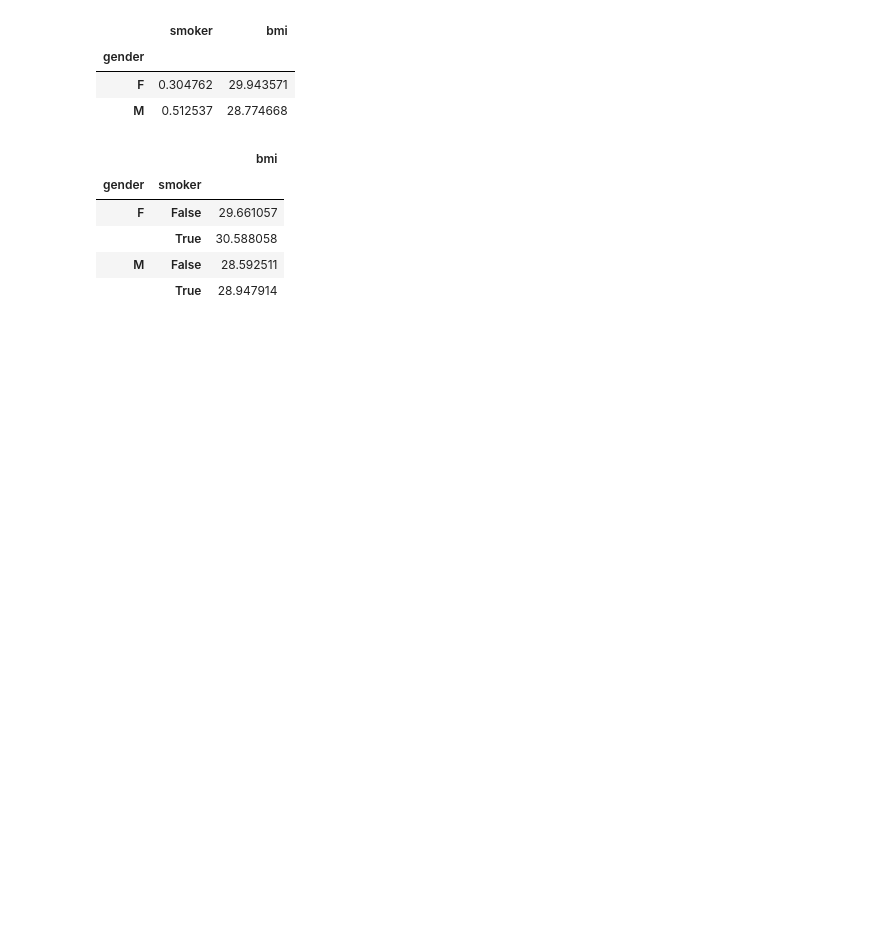
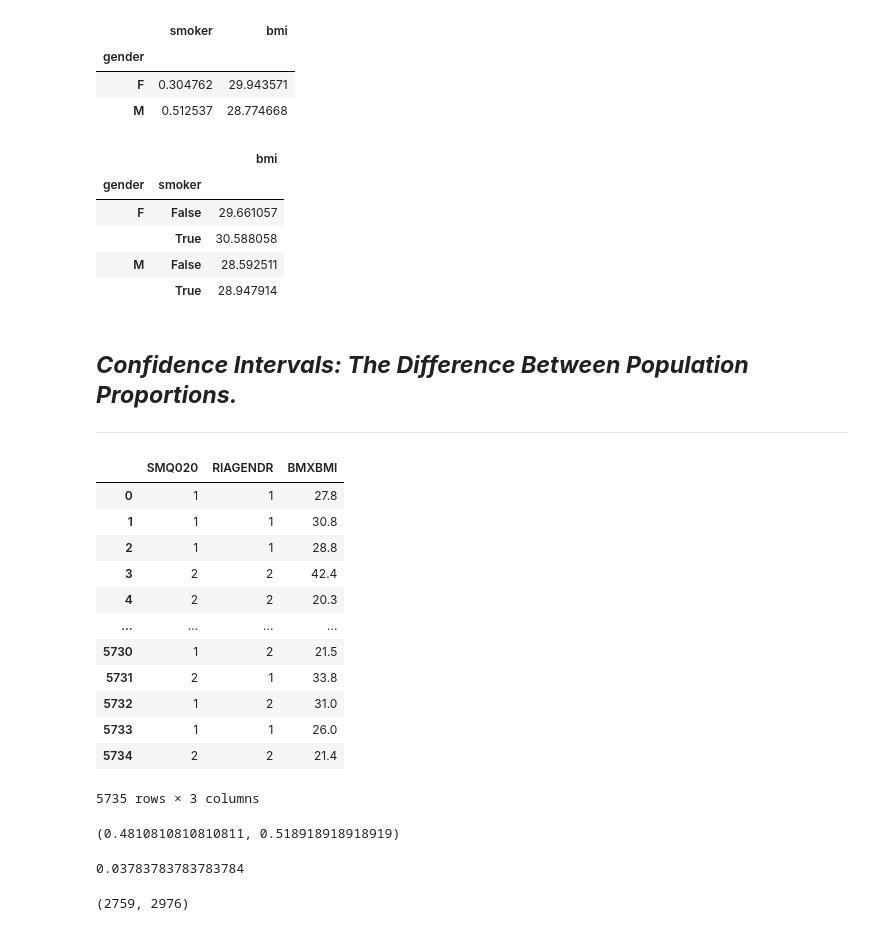
Before and after one commit to anoban/Inferential-Statistical-Analysis-with-Python, a Jupyter notebook: anoban/Confidence Intervals - Real Datasets.ipynb, the cells around one changed output. Drawn from its saved outputs; the diff is of its cells as text; code cells hidden in the pictures; blank space fills up the shorter version.

```diff
--- a/anoban/Confidence Intervals - Real Datasets.ipynb
+++ b/anoban/Confidence Intervals - Real Datasets.ipynb
@@ -171,3 +238,58 @@ nhanes.groupby(["gender", "smoker"]).mean()
 |  | True | 30.588058 |
 | M | False | 28.592511 |
 |  | True | 28.947914 |
+# %% [markdown]
+## ___Confidence Intervals: The Difference Between Population Proportions.___
+---------------------------
+# %%
+# Consider our dataset to be a simple random sample
+
+nhanes = pd.read_csv("./../data/nhanes_2015_2016.csv", usecols = ["SMQ020", "BMXBMI", "RIAGENDR"])
+nhanes
+# %% [output]
+|  | SMQ020 | RIAGENDR | BMXBMI |
+| 0 | 1 | 1 | 27.8 |
+| 1 | 1 | 1 | 30.8 |
+| 2 | 1 | 1 | 28.8 |
+| 3 | 2 | 2 | 42.4 |
+| 4 | 2 | 2 | 20.3 |
+| ... | ... | ... | ... |
+| 5730 | 1 | 2 | 21.5 |
+| 5731 | 2 | 1 | 33.8 |
+| 5732 | 1 | 2 | 31.0 |
+| 5733 | 1 | 1 | 26.0 |
+| 5734 | 2 | 2 | 21.4 |
+5735 rows × 3 columns
+# %%
+# Proportion of males and females in our sample are,
+# These are our best estimates for the population proportions.
+
+prop_m = (nhanes.RIAGENDR == 1).mean()
+prop_f = (nhanes.RIAGENDR == 2).mean()
+
+prop_m, prop_f
+# %% [output]
+(0.4810810810810811, 0.518918918918919)
+# %%
+# The difference between the proportions,
+# That's our best estimate for the difference between the population proportions.
+
+best_est_prop_diff = prop_f - prop_m
+best_est_prop_diff
+# %% [output]
+0.03783783783783784
+# %%
+# now, we need a 95% confidence interval for the difference between population proportions of males and females.
+
+# confidence interval = best estimate +- margin of error
+# margin of error = multiplier x standard error
+
+# Since we are comparing two samples here, (the difference between the proportion of males andf females)
+# We'd use a Z score of 1.96 as the multiplier, for a 95% confidence interval.
+
+msize = (nhanes.RIAGENDR == 1).sum()
+fsize = (nhanes.RIAGENDR == 2).sum()
+
+msize, fsize
+# %% [output]
+(2759, 2976)
```
Also changed, not shown: parts of 29 cells of this notebook, 2 other files.
